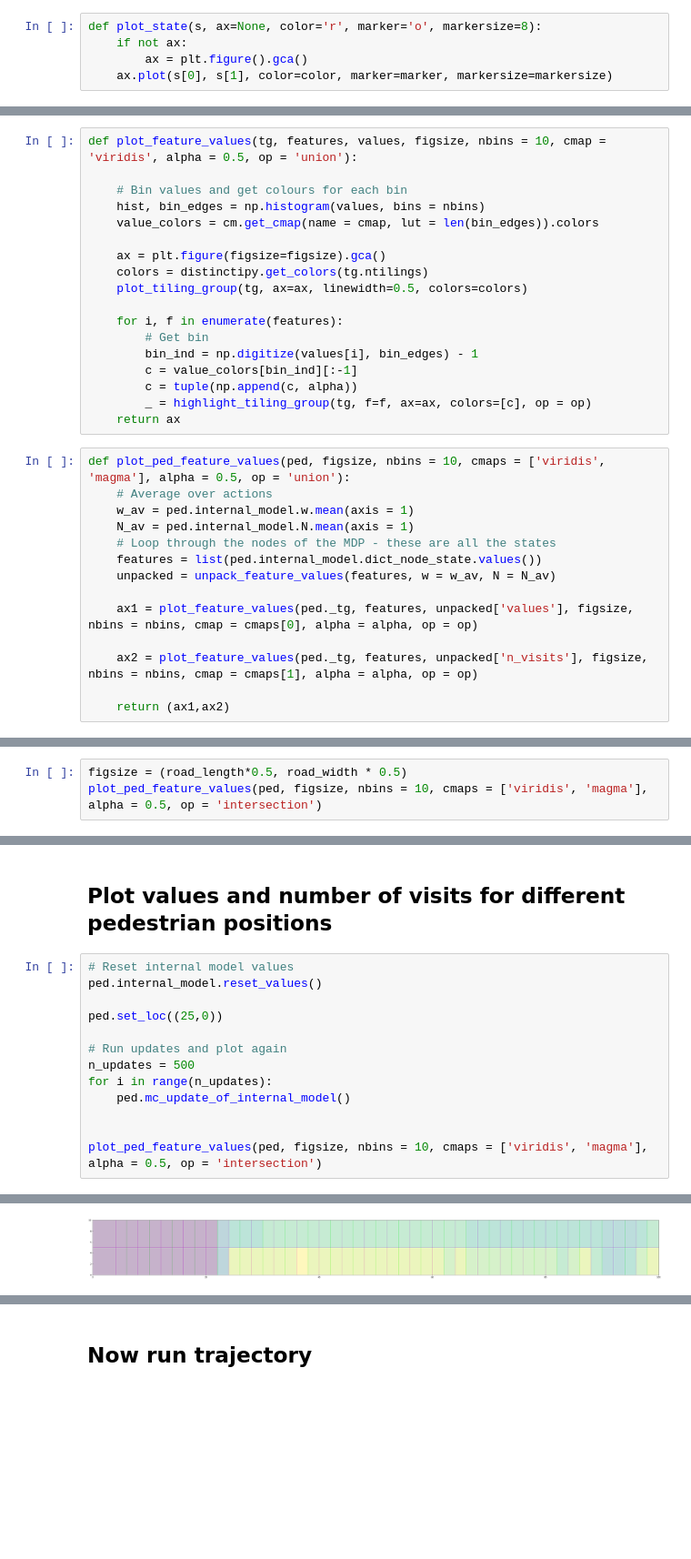
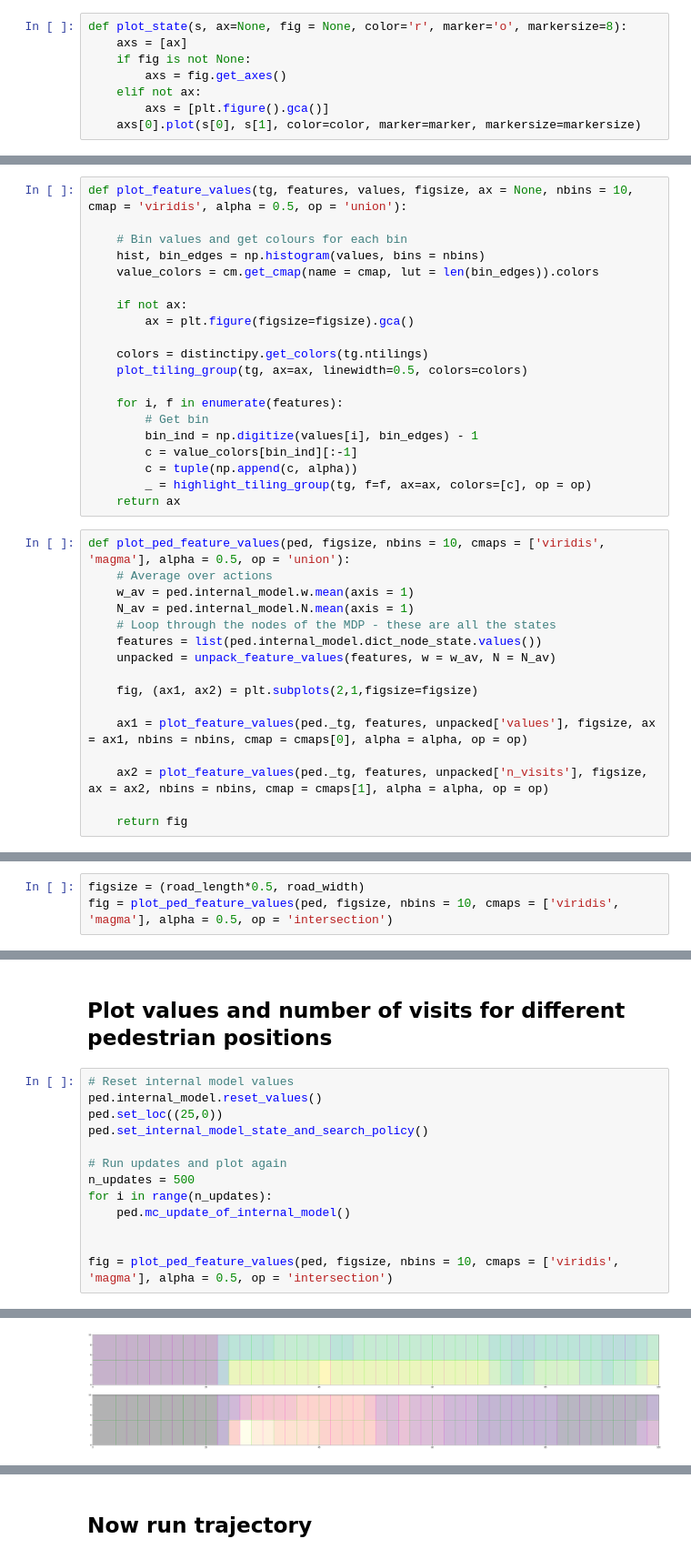
Before and after one commit to obisargoni/CrossingDynaAgent, a Jupyter notebook: plot_crossing_model.ipynb, the cells around one changed output, grey strips where cells are left out. Shown at 91% size. Drawn from its saved outputs; the diff is of its cells as text; blank space fills up the shorter version.

```diff
--- a/plot_crossing_model.ipynb
+++ b/plot_crossing_model.ipynb
@@ -33,10 +33,13 @@ def plot_tiling(t, ax=None, color='k', linestyle='--', linewidth=1):
     ax.set_xlim(t.limits[0])
     ax.set_ylim(t.limits[1])
 # %%
-def plot_state(s, ax=None, color='r', marker='o', markersize=8):
-    if not ax:
-        ax = plt.figure().gca()
-    ax.plot(s[0], s[1], color=color, marker=marker, markersize=markersize)
+def plot_state(s, ax=None, fig = None, color='r', marker='o', markersize=8):
+    axs = [ax]
+    if fig is not None:
+        axs = fig.get_axes()
+    elif not ax:
+        axs = [plt.figure().gca()]
+    axs[0].plot(s[0], s[1], color=color, marker=marker, markersize=markersize)
 # %%
 def bounds_from_dims(t, dims):
     if dims[0] == t.ntiles[0]-1:
@@ -144,13 +147,15 @@ def unpack_feature_values(features, w = None, N = None):
             n_visits.append(num)
     return {'values':values, 'n_visits':n_visits}
 # %%
-def plot_feature_values(tg, features, values, figsize, nbins = 10, cmap = 'viridis', alpha = 0.5, op = 'union'):
+def plot_feature_values(tg, features, values, figsize, ax = None, nbins = 10, cmap = 'viridis', alpha = 0.5, op = 'union'):
 
     # Bin values and get colours for each bin
     hist, bin_edges = np.histogram(values, bins = nbins)
     value_colors = cm.get_cmap(name = cmap, lut = len(bin_edges)).colors
 
-    ax = plt.figure(figsize=figsize).gca()
+    if not ax:
+        ax = plt.figure(figsize=figsize).gca()
+
     colors = distinctipy.get_colors(tg.ntilings)
     plot_tiling_group(tg, ax=ax, linewidth=0.5, colors=colors)
 
@@ -170,11 +175,13 @@ def plot_ped_feature_values(ped, figsize, nbins = 10, cmaps = ['viridis', 'magma
     features = list(ped.internal_model.dict_node_state.values())
     unpacked = unpack_feature_values(features, w = w_av, N = N_av)
 
-    ax1 = plot_feature_values(ped._tg, features, unpacked['values'], figsize, nbins = nbins, cmap = cmaps[0], alpha = alpha, op = op)
+    fig, (ax1, ax2) = plt.subplots(2,1,figsize=figsize)
 
-    ax2 = plot_feature_values(ped._tg, features, unpacked['n_visits'], figsize, nbins = nbins, cmap = cmaps[1], alpha = alpha, op = op)
+    ax1 = plot_feature_values(ped._tg, features, unpacked['values'], figsize, ax = ax1, nbins = nbins, cmap = cmaps[0], alpha = alpha, op = op)
 
-    return (ax1,ax2)
+    ax2 = plot_feature_values(ped._tg, features, unpacked['n_visits'], figsize, ax = ax2, nbins = nbins, cmap = cmaps[1], alpha = alpha, op = op)
+
+    return fig
 # %% [markdown]
 ## Initialise road model with single pedestrian
 # %%
@@ -223,6 +230,6 @@ n_updates = 500
 for i in range(n_updates):
 	ped.mc_update_of_internal_model()
 # %%
-figsize = (road_length*0.5, road_width * 0.5)
-plot_ped_feature_values(ped, figsize, nbins = 10, cmaps = ['viridis', 'magma'], alpha = 0.5, op = 'intersection')
+figsize = (road_length*0.5, road_width)
+fig = plot_ped_feature_values(ped, figsize, nbins = 10, cmaps = ['viridis', 'magma'], alpha = 0.5, op = 'intersection')
 # %% [output]
@@ -235,8 +239,8 @@ plot_ped_feature_values(ped, figsize, nbins = 10, cmaps = ['viridis', 'magma'],
 # %%
 # Reset internal model values
 ped.internal_model.reset_values()
-
 ped.set_loc((25,0))
+ped.set_internal_model_state_and_search_policy()
 
 # Run updates and plot again
 n_updates = 500
@@ -244,5 +248,5 @@ for i in range(n_updates):
 	ped.mc_update_of_internal_model()
 
 
-plot_ped_feature_values(ped, figsize, nbins = 10, cmaps = ['viridis', 'magma'], alpha = 0.5, op = 'intersection')
+fig = plot_ped_feature_values(ped, figsize, nbins = 10, cmaps = ['viridis', 'magma'], alpha = 0.5, op = 'intersection')
 # %% [output]
@@ -251 +253 @@ plot_ped_feature_values(ped, figsize, nbins = 10, cmaps = ['viridis', 'magma'],
-[figure, old version]
+[figure, new version]
```
Also changed, not shown: parts of 12 cells of this notebook.
